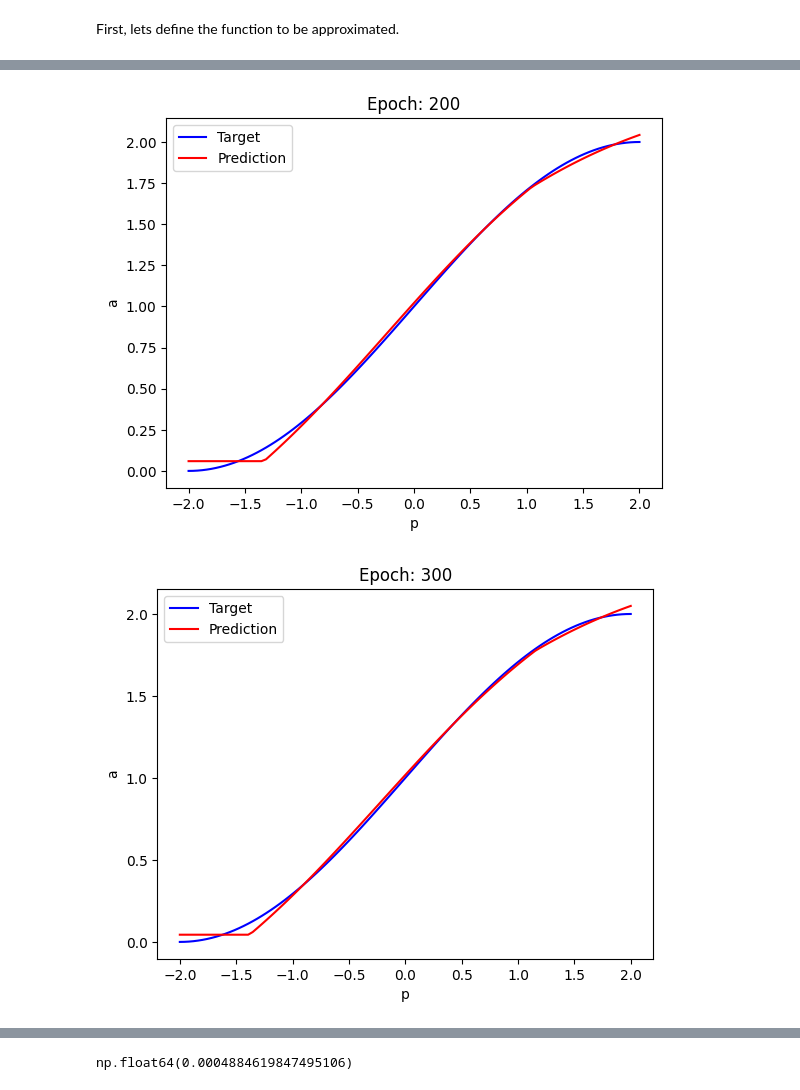
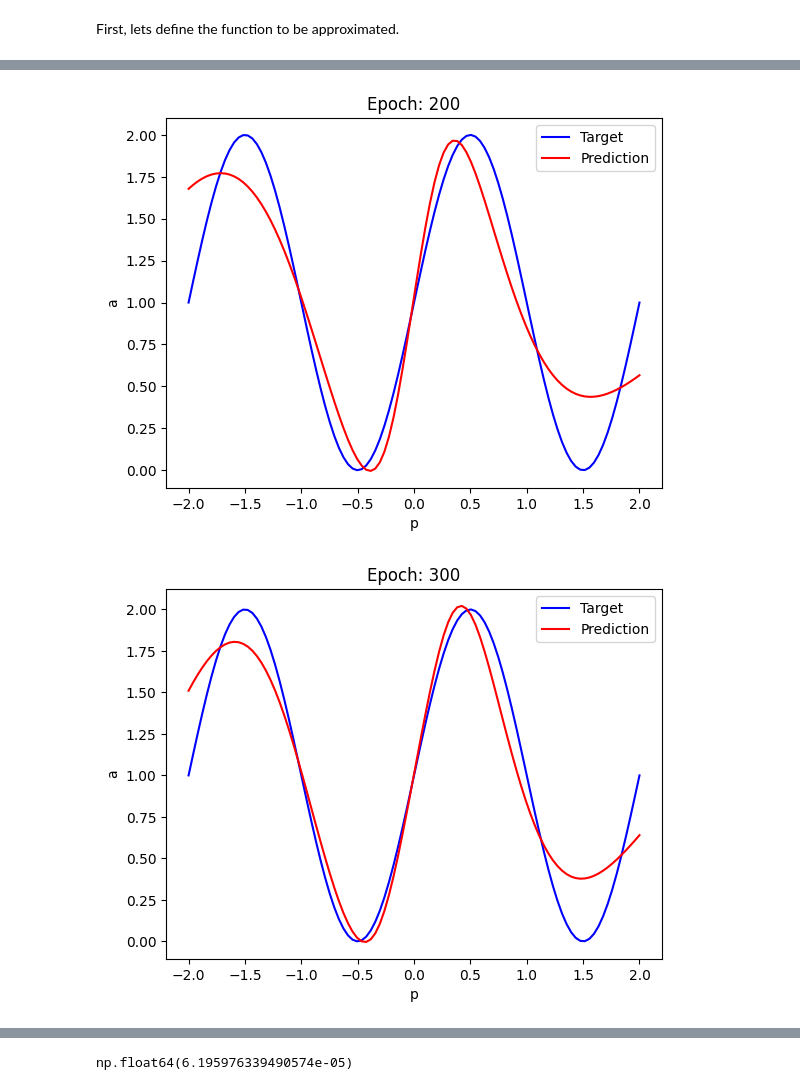
Before and after one commit to Thoalfeqar-gata/Neural-Networks-Master-Degree, a Jupyter notebook: Lecture 1.ipynb, the cells around one changed output, grey strips where cells are left out. Saved outputs shown, nothing was run; the diff lists cells and outputs as text; code cells hidden in the pictures.

```diff
--- a/Lecture 1.ipynb
+++ b/Lecture 1.ipynb
@@ -174,7 +174,7 @@ def g(p):
     elif np.any(p > 2):
         p[p > 2] = 2
 
-    return 1 + np.sin(np.pi/4 * p)
+    return 1 + np.sin(4*np.pi/4 * p)
 # %%
 #check the output
 p = np.linspace(-2, 2, 100)
@@ -189,7 +189,7 @@ plt.show()
 # %%
 from tqdm import tqdm
 
-network = NeuralNetwork([1, 2, 2, 1], ['tanh', 'relu', 'linear'], learning_rate = 0.001)
+network = NeuralNetwork([1, 20, 20, 1], ['tanh', 'tanh', 'linear'], learning_rate = 0.001)
 
 prediction = network.predict(p.reshape(1, -1))[0]
 plt.title('Before training')
@@ -201,8 +201,8 @@ plt.ylabel('a')
 plt.show()
 
 predictions = []
-intermediate_epochs = [9, 29, 49, 69, 99, 199, 299, 499]
-num_epochs = 500
+intermediate_epochs = [9, 29, 49, 69, 99, 199, 299, 499, 4999]
+num_epochs = 5000
 for epoch in tqdm(range(num_epochs)):
     for i in p:
         network.fit(np.array([[i]]), g(i))
@@ -228,2 +228,2 @@ for i, prediction in enumerate(predictions):
-[figure, old version]
+[figure, new version]
-[figure, old version]
+[figure, new version]
@@ -231,4 +232,4 @@ for i, prediction in enumerate(predictions):
 # %%
 np.sum((predictions[-1] - output) ** 2)/predictions[-1].shape[0]
 # %% [output]
-np.float64(0.0004884619847495106)
+np.float64(6.195976339490574e-05)
```
Also changed, not shown: parts of 2 cells of this notebook.
